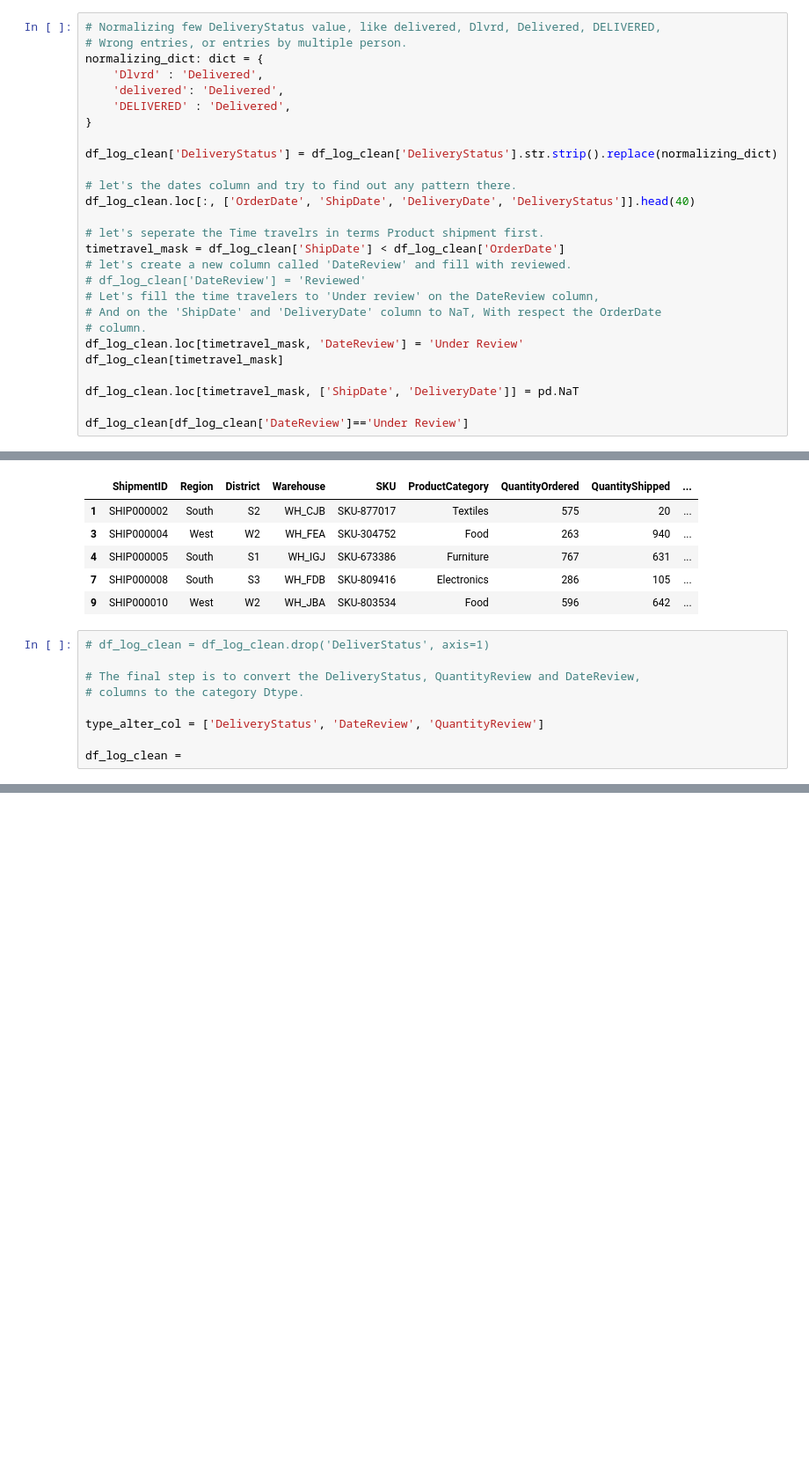
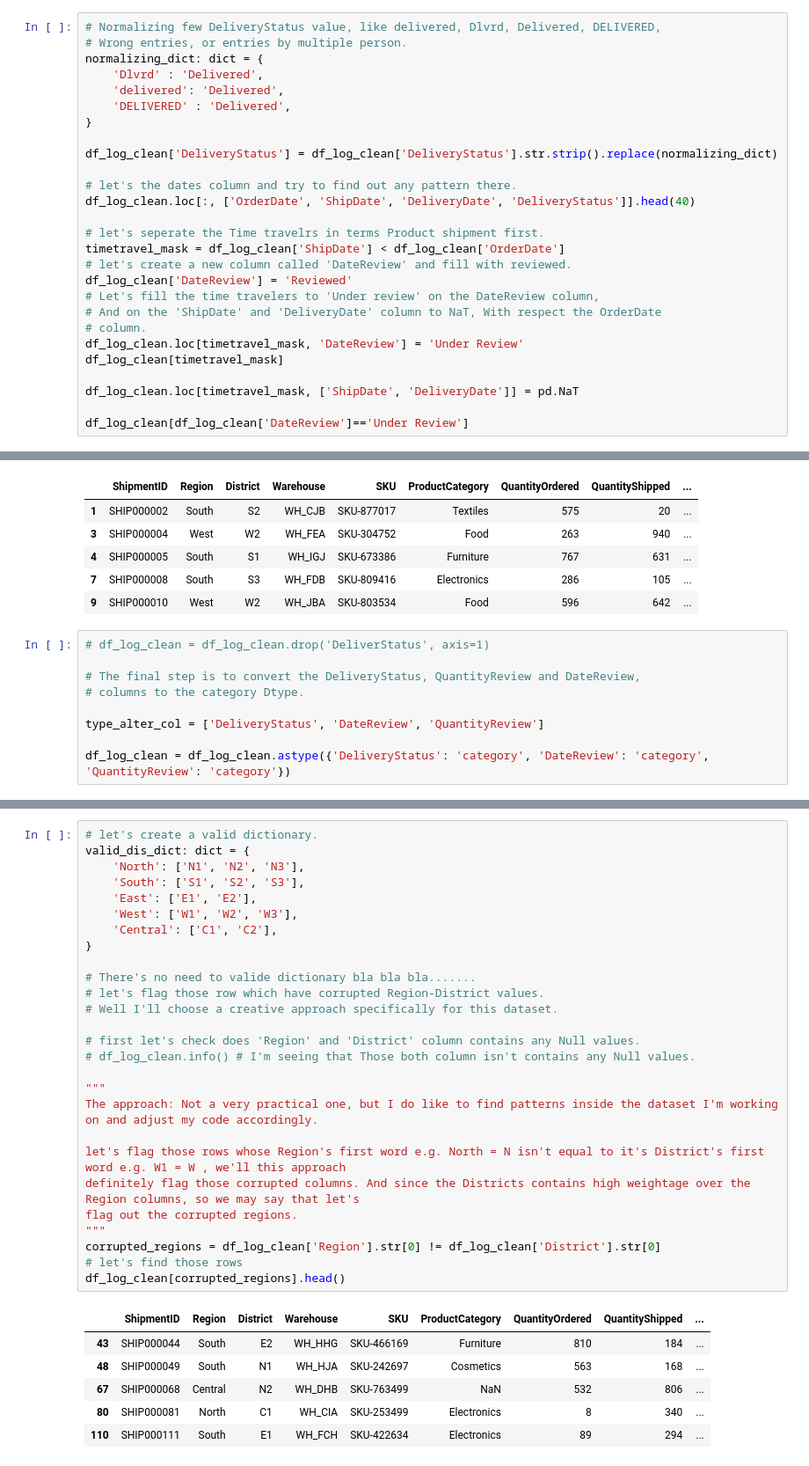
Before and after one commit to sohail-ansari0023/Becoming-A-Data-Analyst, a Jupyter notebook: Data_Cleaning_and_Preprocessing/practice_datasets_difficulty_level_2/Level_3_cleaning_notebook.ipynb, the cells around one changed output, grey strips where cells are left out. Shown at 88% size. Saved outputs shown, nothing was run; the diff lists cells and outputs as text; blank space fills up the shorter version.

Commit message:
Solved Issue 3 on Level 3 dataset

```diff
--- a/Data_Cleaning_and_Preprocessing/practice_datasets_difficulty_level_2/Level_3_cleaning_notebook.ipynb
+++ b/Data_Cleaning_and_Preprocessing/practice_datasets_difficulty_level_2/Level_3_cleaning_notebook.ipynb
@@ -476,7 +476,7 @@ df_log_clean.loc[:, ['OrderDate', 'ShipDate', 'DeliveryDate', 'DeliveryStatus']]
 # let's seperate the Time travelrs in terms Product shipment first.
 timetravel_mask = df_log_clean['ShipDate'] < df_log_clean['OrderDate']
 # let's create a new column called 'DateReview' and fill with reviewed.
-# df_log_clean['DateReview'] = 'Reviewed'
+df_log_clean['DateReview'] = 'Reviewed'
 # Let's fill the time travelers to 'Under review' on the DateReview column,
 # And on the 'ShipDate' and 'DeliveryDate' column to NaT, With respect the OrderDate
 # column.
@@ -584,4 +586,4 @@ df_log_clean[df_log_clean['DeliveryStatus']== 'Cancelled'].head()
 
 type_alter_col = ['DeliveryStatus', 'DateReview', 'QuantityReview']
 
-df_log_clean =
+df_log_clean = df_log_clean.astype({'DeliveryStatus': 'category', 'DateReview': 'category', 'QuantityReview': 'category'})
@@ -589,0 +623,34 @@ TypeError: NDFrame.astype() missing 1 required positional argument: 'dtype'
+# %%
+# let's create a valid dictionary.
+valid_dis_dict: dict = {
+    'North': ['N1', 'N2', 'N3'],
+    'South': ['S1', 'S2', 'S3'],
+    'East': ['E1', 'E2'],
+    'West': ['W1', 'W2', 'W3'],
+    'Central': ['C1', 'C2'],
+}
+
+# There's no need to valide dictionary bla bla bla.......
+# let's flag those row which have corrupted Region-District values.
+# Well I'll choose a creative approach specifically for this dataset.
+
+# first let's check does 'Region' and 'District' column contains any Null values.
+# df_log_clean.info() # I'm seeing that Those both column isn't contains any Null values.
+
+"""
+The approach: Not a very practical one, but I do like to find patterns inside the dataset I'm working on and adjust my code accordingly.
+
+let's flag those rows whose Region's first word e.g. North = N isn't equal to it's District's first word e.g. W1 = W , we'll this approach
+definitely flag those corrupted columns. And since the Districts contains high weightage over the Region columns, so we may say that let's
+flag out the corrupted regions.
+"""
+corrupted_regions = df_log_clean['Region'].str[0] != df_log_clean['District'].str[0]
+# let's find those rows
+df_log_clean[corrupted_regions].head()
+# %% [output]
+|  | ShipmentID | Region | District | Warehouse | SKU | ProductCategory | QuantityOrdered | QuantityShipped | ... |
+| 43 | SHIP000044 | South | E2 | WH_HHG | SKU-466169 | Furniture | 810 | 184 | ... |
+| 48 | SHIP000049 | South | N1 | WH_HJA | SKU-242697 | Cosmetics | 563 | 168 | ... |
+| 67 | SHIP000068 | Central | N2 | WH_DHB | SKU-763499 | NaN | 532 | 806 | ... |
+| 80 | SHIP000081 | North | C1 | WH_CIA | SKU-253499 | Electronics | 8 | 340 | ... |
+| 110 | SHIP000111 | South | E1 | WH_FCH | SKU-422634 | Electronics | 89 | 294 | ... |
```
Also changed, not shown: parts of 6 cells of this notebook, 1 other file.
